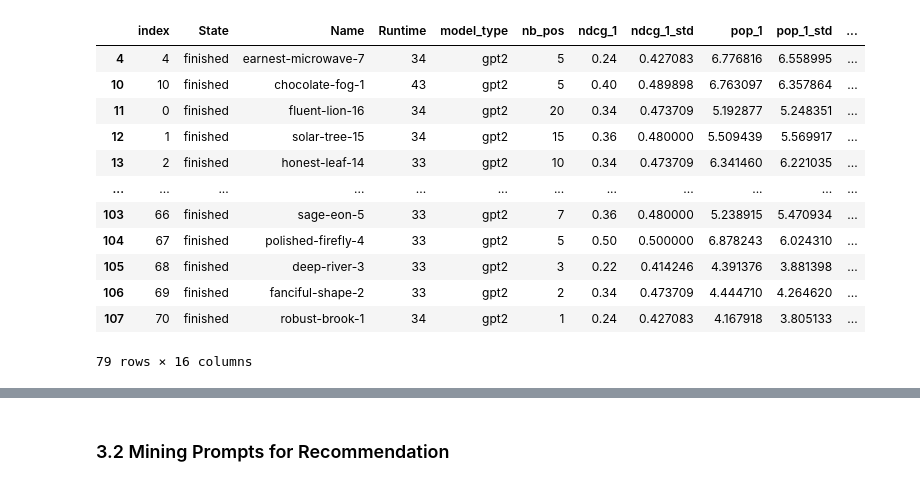
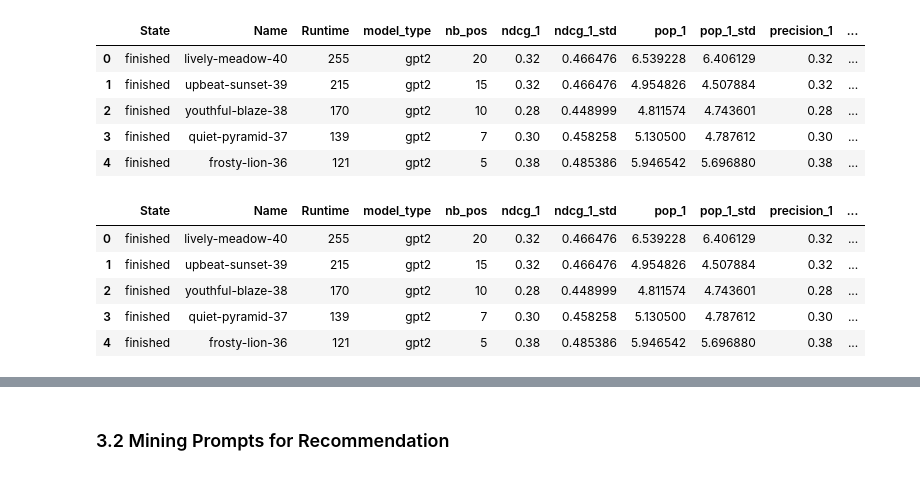
Before and after one commit to JurajkoDS/Exp_Des, a Jupyter notebook: visualisations_clara.ipynb, the cells around one changed output, grey strips where cells are left out. Drawn from its saved outputs; the diff is of its cells as text; code cells hidden in the pictures.

```diff
--- a/visualisations_clara.ipynb
+++ b/visualisations_clara.ipynb
@@ -56 +6,6 @@ merged_data = pd.concat([data, data2, data3, data4, data5], axis=0)
+# %%
+data = pd.read_csv('data/clara/wandb_export_2025-02-01T12_56_43.689+01_00.csv')
+
+
+pd.set_option("display.max_columns", None)
 # %%
@@ -65,23 +20,24 @@ merged_data.head()
 # %%
-data_filtered = merged_data[['State','Name', 'Runtime', 'model_type', 'nb_pos', 'ndcg_1', 'ndcg_1_std', 'pop_1', 'pop_1_std', 'precision_1', 'precision_1_std','prompt_id', 'prompts','nb_test_users', 'offset']]
-data_filtered = data_filtered.reset_index()
+data_filtered = data[['State','Name', 'Runtime', 'model_type', 'nb_pos', 'ndcg_1', 'ndcg_1_std', 'pop_1', 'pop_1_std', 'precision_1', 'precision_1_std','prompt_id', 'prompts','nb_test_users', 'offset']]
+#data_filtered = data_filtered.reset_index()
+data_filtered.head()
+# %% [output]
+|  | State | Name | Runtime | model_type | nb_pos | ndcg_1 | ndcg_1_std | pop_1 | pop_1_std | precision_1 | ... |
+| 0 | finished | lively-meadow-40 | 255 | gpt2 | 20 | 0.32 | 0.466476 | 6.539228 | 6.406129 | 0.32 | ... |
+| 1 | finished | upbeat-sunset-39 | 215 | gpt2 | 15 | 0.32 | 0.466476 | 4.954826 | 4.507884 | 0.32 | ... |
+| 2 | finished | youthful-blaze-38 | 170 | gpt2 | 10 | 0.28 | 0.448999 | 4.811574 | 4.743601 | 0.28 | ... |
+| 3 | finished | quiet-pyramid-37 | 139 | gpt2 | 7 | 0.30 | 0.458258 | 5.130500 | 4.787612 | 0.30 | ... |
+| 4 | finished | frosty-lion-36 | 121 | gpt2 | 5 | 0.38 | 0.485386 | 5.946542 | 5.696880 | 0.38 | ... |
 # %%
 data_filtered_prompt_id_0 = data_filtered[data_filtered['prompt_id'] == 0]
 data_filtered_prompt_id_0 = data_filtered_prompt_id_0.dropna()
-data_filtered_prompt_id_0
+data_filtered_prompt_id_0.head()
 # %% [output]
-|  | index | State | Name | Runtime | model_type | nb_pos | ndcg_1 | ndcg_1_std | pop_1 | pop_1_std | ... |
-| 4 | 4 | finished | earnest-microwave-7 | 34 | gpt2 | 5 | 0.24 | 0.427083 | 6.776816 | 6.558995 | ... |
-| 10 | 10 | finished | chocolate-fog-1 | 43 | gpt2 | 5 | 0.40 | 0.489898 | 6.763097 | 6.357864 | ... |
-| 11 | 0 | finished | fluent-lion-16 | 34 | gpt2 | 20 | 0.34 | 0.473709 | 5.192877 | 5.248351 | ... |
-| 12 | 1 | finished | solar-tree-15 | 34 | gpt2 | 15 | 0.36 | 0.480000 | 5.509439 | 5.569917 | ... |
-| 13 | 2 | finished | honest-leaf-14 | 33 | gpt2 | 10 | 0.34 | 0.473709 | 6.341460 | 6.221035 | ... |
-| ... | ... | ... | ... | ... | ... | ... | ... | ... | ... | ... | ... |
-| 103 | 66 | finished | sage-eon-5 | 33 | gpt2 | 7 | 0.36 | 0.480000 | 5.238915 | 5.470934 | ... |
-| 104 | 67 | finished | polished-firefly-4 | 33 | gpt2 | 5 | 0.50 | 0.500000 | 6.878243 | 6.024310 | ... |
-| 105 | 68 | finished | deep-river-3 | 33 | gpt2 | 3 | 0.22 | 0.414246 | 4.391376 | 3.881398 | ... |
-| 106 | 69 | finished | fanciful-shape-2 | 33 | gpt2 | 2 | 0.34 | 0.473709 | 4.444710 | 4.264620 | ... |
-| 107 | 70 | finished | robust-brook-1 | 34 | gpt2 | 1 | 0.24 | 0.427083 | 4.167918 | 3.805133 | ... |
+|  | State | Name | Runtime | model_type | nb_pos | ndcg_1 | ndcg_1_std | pop_1 | pop_1_std | precision_1 | ... |
+| 0 | finished | lively-meadow-40 | 255 | gpt2 | 20 | 0.32 | 0.466476 | 6.539228 | 6.406129 | 0.32 | ... |
+| 1 | finished | upbeat-sunset-39 | 215 | gpt2 | 15 | 0.32 | 0.466476 | 4.954826 | 4.507884 | 0.32 | ... |
+| 2 | finished | youthful-blaze-38 | 170 | gpt2 | 10 | 0.28 | 0.448999 | 4.811574 | 4.743601 | 0.28 | ... |
+| 3 | finished | quiet-pyramid-37 | 139 | gpt2 | 7 | 0.30 | 0.458258 | 5.130500 | 4.787612 | 0.30 | ... |
+| 4 | finished | frosty-lion-36 | 121 | gpt2 | 5 | 0.38 | 0.485386 | 5.946542 | 5.696880 | 0.38 | ... |
-79 rows × 16 columns
 # %%
 data_filtered_prompt_id_0_gpt = data_filtered[(data_filtered['prompt_id'] == 0) & (data_filtered['model_type'] == "gpt2")]
```
Also changed, not shown: parts of 17 cells of this notebook, 1 other file.
